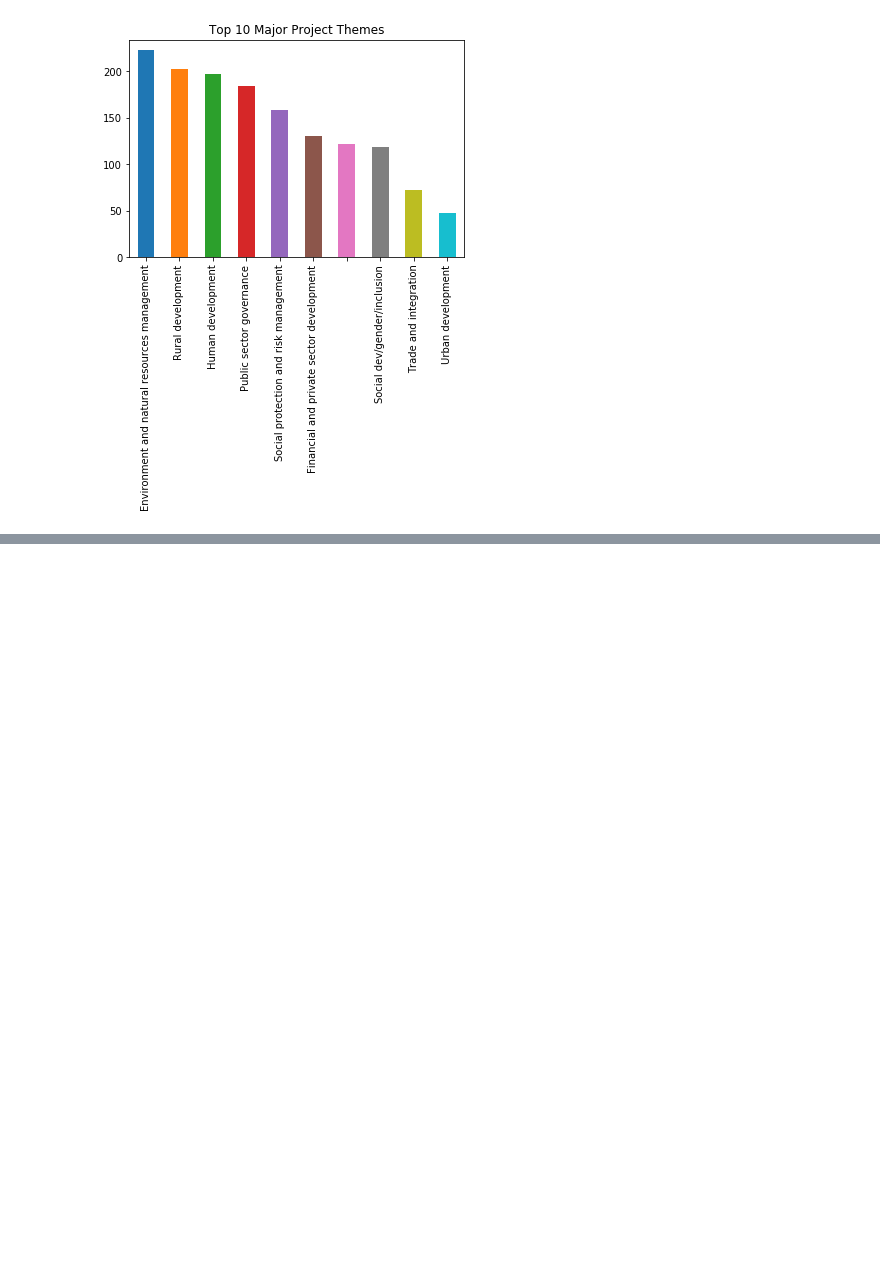
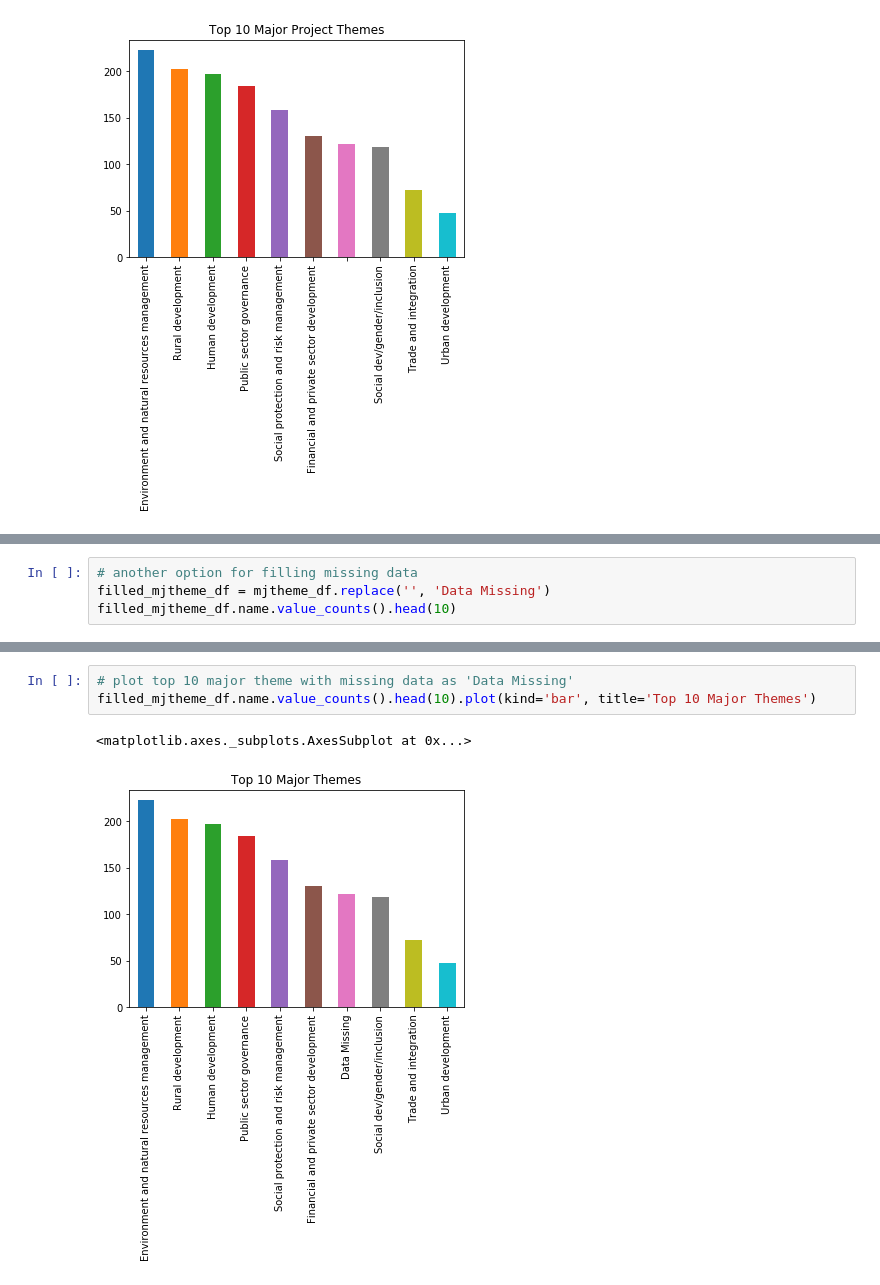
Before and after one commit to TheeChris/springboard, a Jupyter notebook: data_wrangling_json/sliderule_dsi_json_exercise.ipynb, the cells around one changed output, grey strips where cells are left out. Saved outputs shown, nothing was run; the diff lists cells and outputs as text; blank space fills up the shorter version.

```diff
--- a/data_wrangling_json/sliderule_dsi_json_exercise.ipynb
+++ b/data_wrangling_json/sliderule_dsi_json_exercise.ipynb
@@ -151,0 +197,4 @@ Name: name, dtype: int64
+# %%
+# another option for filling missing data
+filled_mjtheme_df = mjtheme_df.replace('', 'Data Missing')
+filled_mjtheme_df.name.value_counts().head(10)
@@ -151,0 +213,6 @@ Name: name, dtype: int64
+# %%
+# plot top 10 major theme with missing data as 'Data Missing'
+filled_mjtheme_df.name.value_counts().head(10).plot(kind='bar', title='Top 10 Major Themes')
+# %% [output]
+<matplotlib.axes._subplots.AxesSubplot at 0x...>
+[figure, added]
```
Also changed, not shown: parts of 13 cells of this notebook.
